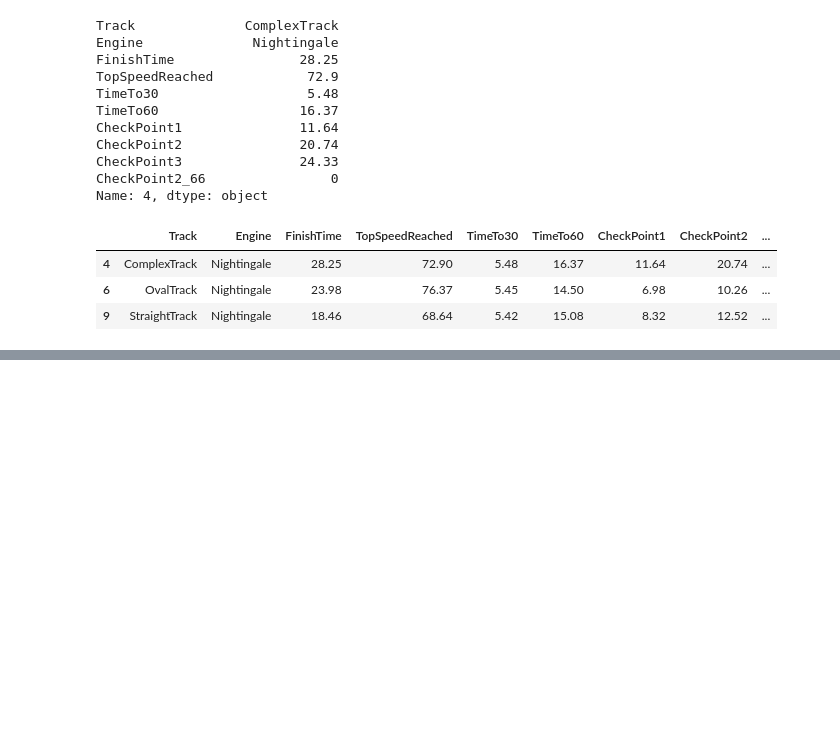
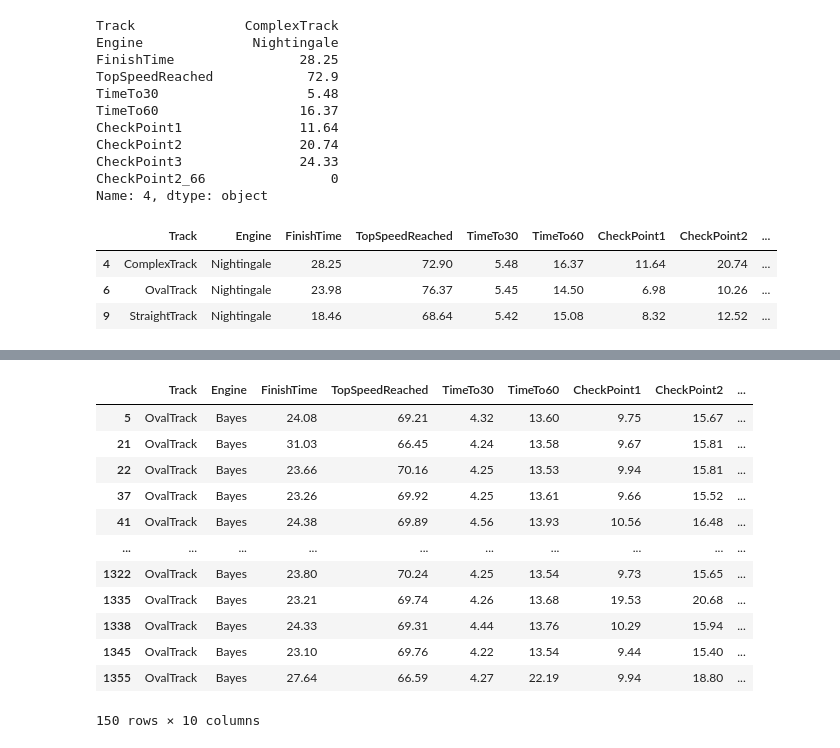
Before and after one commit to topollonaketsana/Coding-Summer-School-CSS, a Jupyter notebook: week 2/probability and statistics/Data-Handling.ipynb, the cells around one changed output, grey strips where cells are left out. Saved outputs shown, nothing was run; the diff lists cells and outputs as text; code cells hidden in the pictures; blank space fills up the shorter version.

```diff
--- a/week 2/probability and statistics/Data-Handling.ipynb
+++ b/week 2/probability and statistics/Data-Handling.ipynb
@@ -149,0 +151,20 @@ racing_oval_staight = racing.loc[racing['Track'].isin(tr), :]
+# %%
+## subset the data set to only contain the races on the 'OvalTrack' and the that had a 'Bayes' Engine
+racing_oval_bayes = racing.loc[(racing['Track'] == 'OvalTrack') &
+                               (racing['Engine'] == 'Bayes'), :]
+# %%
+racing_oval_bayes
+# %% [output]
+|  | Track | Engine | FinishTime | TopSpeedReached | TimeTo30 | TimeTo60 | CheckPoint1 | CheckPoint2 | ... |
+| 5 | OvalTrack | Bayes | 24.08 | 69.21 | 4.32 | 13.60 | 9.75 | 15.67 | ... |
+| 21 | OvalTrack | Bayes | 31.03 | 66.45 | 4.24 | 13.58 | 9.67 | 15.81 | ... |
+| 22 | OvalTrack | Bayes | 23.66 | 70.16 | 4.25 | 13.53 | 9.94 | 15.81 | ... |
+| 37 | OvalTrack | Bayes | 23.26 | 69.92 | 4.25 | 13.61 | 9.66 | 15.52 | ... |
+| 41 | OvalTrack | Bayes | 24.38 | 69.89 | 4.56 | 13.93 | 10.56 | 16.48 | ... |
+| ... | ... | ... | ... | ... | ... | ... | ... | ... | ... |
+| 1322 | OvalTrack | Bayes | 23.80 | 70.24 | 4.25 | 13.54 | 9.73 | 15.65 | ... |
+| 1335 | OvalTrack | Bayes | 23.21 | 69.74 | 4.26 | 13.68 | 19.53 | 20.68 | ... |
+| 1338 | OvalTrack | Bayes | 24.33 | 69.31 | 4.44 | 13.76 | 10.29 | 15.94 | ... |
+| 1345 | OvalTrack | Bayes | 23.10 | 69.76 | 4.22 | 13.54 | 9.44 | 15.40 | ... |
+| 1355 | OvalTrack | Bayes | 27.64 | 66.59 | 4.27 | 22.19 | 9.94 | 18.80 | ... |
+150 rows × 10 columns
```
Also changed, not shown: parts of 21 cells of this notebook, 2 other files.
